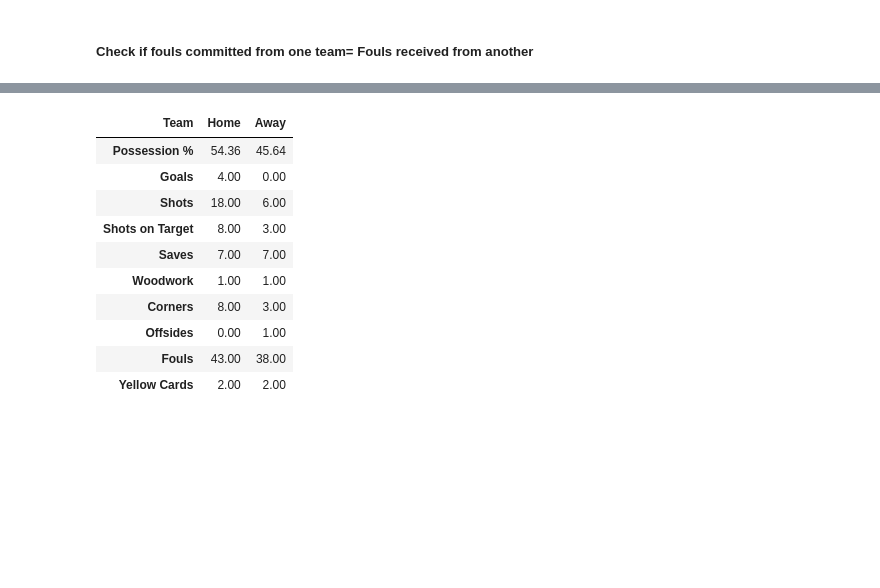
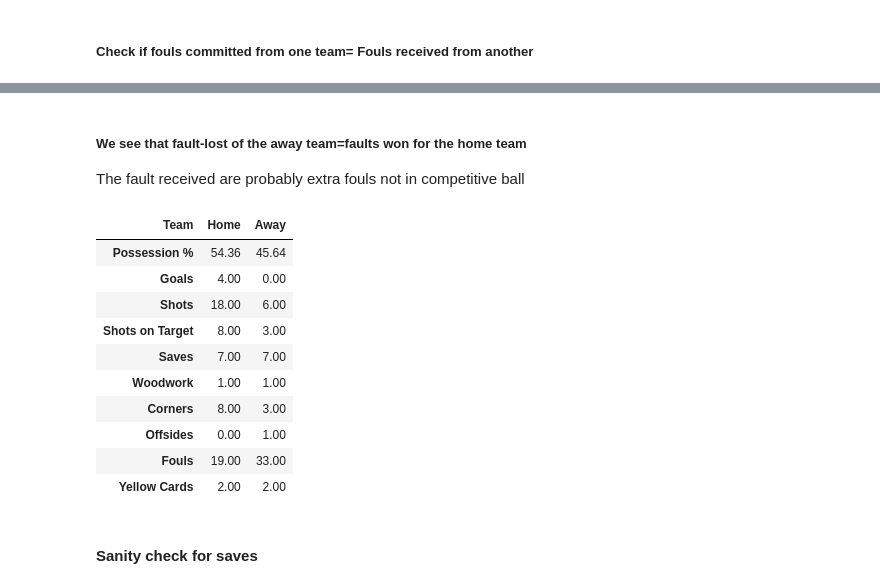
Before and after one commit to ieee-sb-uniwa/milon-football, a Jupyter notebook: notebooks/game1_analysis.ipynb, the cells around one changed output, grey strips where cells are left out. Saved outputs shown, nothing was run; the diff lists cells and outputs as text; code cells hidden in the pictures; blank space fills up the shorter version.

```diff
--- a/notebooks/game1_analysis.ipynb
+++ b/notebooks/game1_analysis.ipynb
@@ -991,6 +991,10 @@ Home  AERIAL-FAULT-LOST     2
       TACKLE-FAULT-LOST     6
       TACKLE-FAULT-WON      9
 dtype: int64
+# %% [markdown]
+##### We see that fault-lost of the away team=faults won for the home team
+
+The fault received are probably extra fouls not in competitive ball
 # %%
 import pandas as pd
 
@@ -1064,11 +1068,22 @@ summary['Offsides'] = (
 
 
 # Fouls
-summary['Fouls'] = (
-    events[events['Subtype_clean'].str.contains('FAULT', na=False)]
+# fouls won / received
+fouls_suffered = (
+    events[
+        events['Subtype_clean'].str.contains('FAULT RECEIVED|FAULT-WON', na=False)
+    ]
     .groupby('Team')
     .size()
 )
+
+# fouls committed = opponent fouls suffered
+fouls_committed = fouls_suffered.copy()
+
+fouls_committed['Home'] = fouls_suffered.get('Away', 0)
+fouls_committed['Away'] = fouls_suffered.get('Home', 0)
+
+summary['Fouls'] = fouls_committed
 
 
 # Yellow cards
@@ -1082,35 +1097,37 @@ summary['Yellow Cards'] = (
 # Build table
 match_summary = (
     pd.DataFrame(summary)
     .reindex(['Home','Away'])
     .fillna(0)
 )
 
 
 # Formatting
 match_summary['Possession %'] = match_summary['Possession %'].round(2)
 
 for col in match_summary.columns:
     if col != 'Possession %':
         match_summary[col] = match_summary[col].astype(int)
 
 
 # Head-to-head layout
 match_summary_h2h = match_summary.T
 
 match_summary_h2h
 # %% [output]
 | Team | Home | Away |
 | Possession % | 54.36 | 45.64 |
 | Goals | 4.00 | 0.00 |
 | Shots | 18.00 | 6.00 |
 | Shots on Target | 8.00 | 3.00 |
 | Saves | 7.00 | 7.00 |
 | Woodwork | 1.00 | 1.00 |
 | Corners | 8.00 | 3.00 |
 | Offsides | 0.00 | 1.00 |
-| Fouls | 43.00 | 38.00 |
+| Fouls | 19.00 | 33.00 |
 | Yellow Cards | 2.00 | 2.00 |
+# %% [markdown]
+#### Sanity check for saves
 # %%
 on_target_saved = events[events['Subtype_clean']=='ON TARGET-SAVED'].groupby(['Subtype_clean','Team']).size().reset_index(name='Count')
 print(on_target_saved.sort_values('Count', ascending=False))
```
Also changed, not shown: parts of 44 cells of this notebook.
